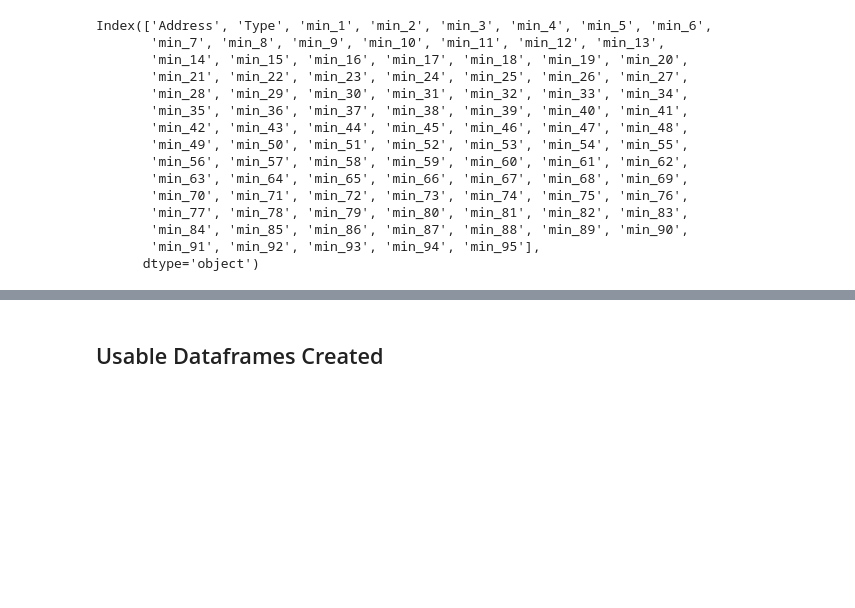
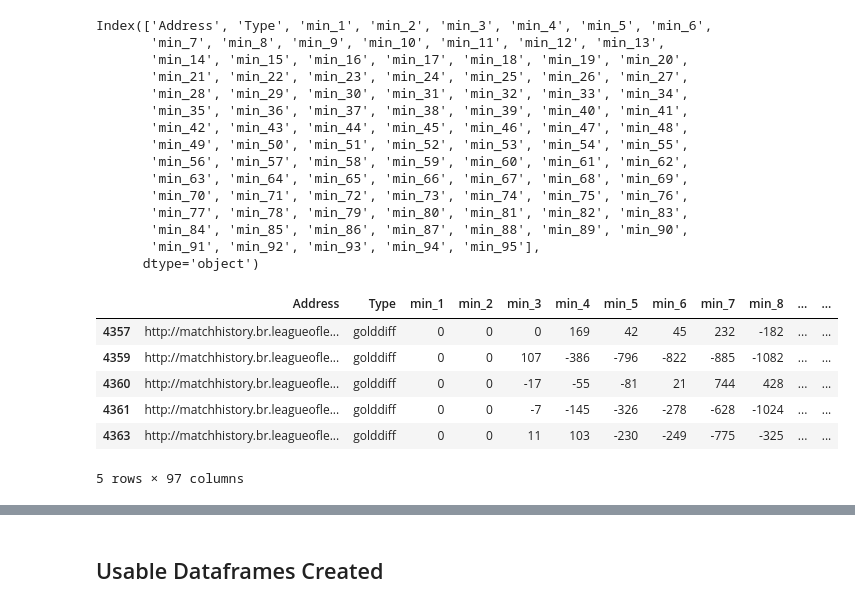
Before and after one commit to MoistRock1743/E-Sports-Data-Mining, a Jupyter notebook: Project.ipynb, the cells around one changed output, grey strips where cells are left out. Drawn from its saved outputs; the diff is of its cells as text; code cells hidden in the pictures; blank space fills up the shorter version.

```diff
--- a/Project.ipynb
+++ b/Project.ipynb
@@ -196,6 +207,17 @@ for row in workable_outliers.index:
     addr = workable_outliers.loc[row, 'Address']
     gold = gold.drop(gold[gold['Address'] == addr].index)
 gold = gold.drop(gold[gold['Type'] != 'golddiff'].index)
+# %%
+gold = gold.sort_values(by = 'Address')
+gold.head()
+# %% [output]
+|  | Address | Type | min_1 | min_2 | min_3 | min_4 | min_5 | min_6 | min_7 | min_8 | ... | ... |
+| 4357 | http://matchhistory.br.leagueofle... | golddiff | 0 | 0 | 0 | 169 | 42 | 45 | 232 | -182 | ... | ... |
+| 4359 | http://matchhistory.br.leagueofle... | golddiff | 0 | 0 | 107 | -386 | -796 | -822 | -885 | -1082 | ... | ... |
+| 4360 | http://matchhistory.br.leagueofle... | golddiff | 0 | 0 | -17 | -55 | -81 | 21 | 744 | 428 | ... | ... |
+| 4361 | http://matchhistory.br.leagueofle... | golddiff | 0 | 0 | -7 | -145 | -326 | -278 | -628 | -1024 | ... | ... |
+| 4363 | http://matchhistory.br.leagueofle... | golddiff | 0 | 0 | 11 | 103 | -230 | -249 | -775 | -325 | ... | ... |
+5 rows × 97 columns
 # %%
 primary_df['gd15min'] = gold['min_15']
 primary_df['gd30min'] = gold['min_30']
```
Also changed, not shown: parts of 6 cells of this notebook.
